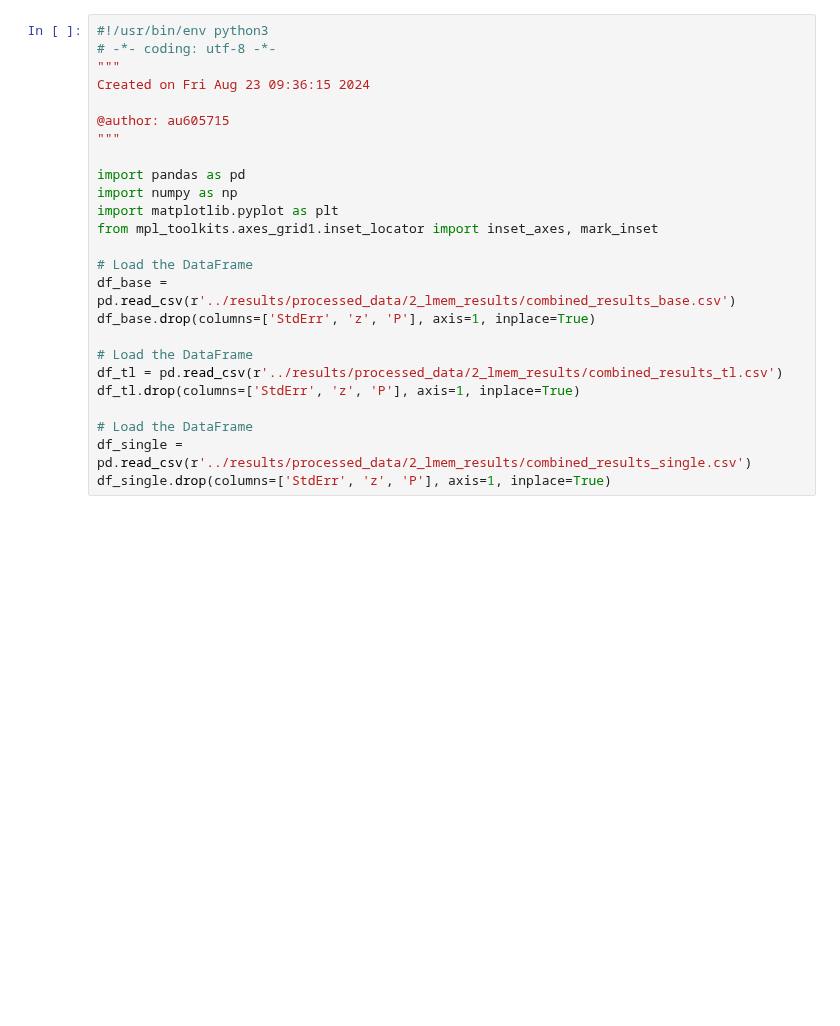
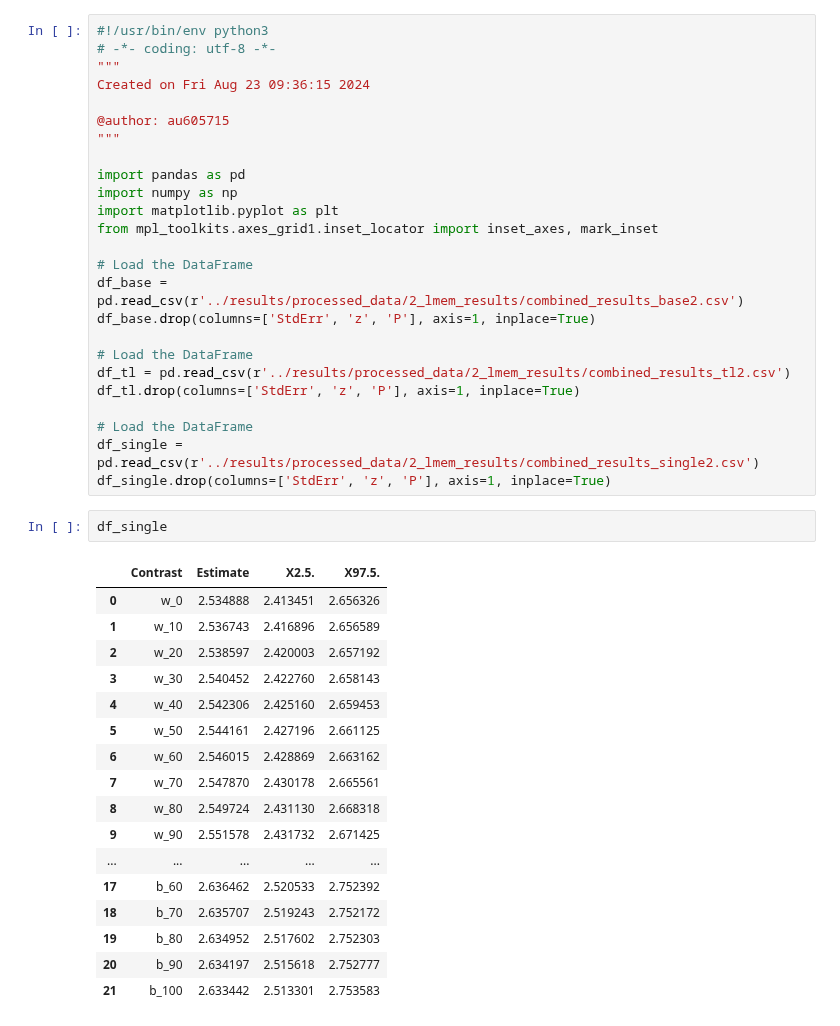
Before and after one commit to hulmanlab/jchr_racial_diff, a Jupyter notebook: scripts/3_2_plot_lmem_v2.ipynb, the cells around one changed output. Saved outputs shown, nothing was run; the diff lists cells and outputs as text; blank space fills up the shorter version.

```diff
--- a/scripts/3_2_plot_lmem_v2.ipynb
+++ b/scripts/3_2_plot_lmem_v2.ipynb
@@ -13,16 +13,36 @@ import matplotlib.pyplot as plt
 from mpl_toolkits.axes_grid1.inset_locator import inset_axes, mark_inset
 
 # Load the DataFrame
-df_base = pd.read_csv(r'../results/processed_data/2_lmem_results/combined_results_base.csv')
+df_base = pd.read_csv(r'../results/processed_data/2_lmem_results/combined_results_base2.csv')
 df_base.drop(columns=['StdErr', 'z', 'P'], axis=1, inplace=True)
 
 # Load the DataFrame
-df_tl = pd.read_csv(r'../results/processed_data/2_lmem_results/combined_results_tl.csv')
+df_tl = pd.read_csv(r'../results/processed_data/2_lmem_results/combined_results_tl2.csv')
 df_tl.drop(columns=['StdErr', 'z', 'P'], axis=1, inplace=True)
 
 # Load the DataFrame
-df_single = pd.read_csv(r'../results/processed_data/2_lmem_results/combined_results_single.csv')
+df_single = pd.read_csv(r'../results/processed_data/2_lmem_results/combined_results_single2.csv')
 df_single.drop(columns=['StdErr', 'z', 'P'], axis=1, inplace=True)
+# %%
+df_single
+# %% [output]
+|  | Contrast | Estimate | X2.5. | X97.5. |
+| 0 | w_0 | 2.534888 | 2.413451 | 2.656326 |
+| 1 | w_10 | 2.536743 | 2.416896 | 2.656589 |
+| 2 | w_20 | 2.538597 | 2.420003 | 2.657192 |
+| 3 | w_30 | 2.540452 | 2.422760 | 2.658143 |
+| 4 | w_40 | 2.542306 | 2.425160 | 2.659453 |
+| 5 | w_50 | 2.544161 | 2.427196 | 2.661125 |
+| 6 | w_60 | 2.546015 | 2.428869 | 2.663162 |
+| 7 | w_70 | 2.547870 | 2.430178 | 2.665561 |
+| 8 | w_80 | 2.549724 | 2.431130 | 2.668318 |
+| 9 | w_90 | 2.551578 | 2.431732 | 2.671425 |
+| ... | ... | ... | ... | ... |
+| 17 | b_60 | 2.636462 | 2.520533 | 2.752392 |
+| 18 | b_70 | 2.635707 | 2.519243 | 2.752172 |
+| 19 | b_80 | 2.634952 | 2.517602 | 2.752303 |
+| 20 | b_90 | 2.634197 | 2.515618 | 2.752777 |
+| 21 | b_100 | 2.633442 | 2.513301 | 2.753583 |
 # %%
 
 w_a_m = True
```
Also changed, not shown: parts of 2 cells of this notebook, 1 other file.
